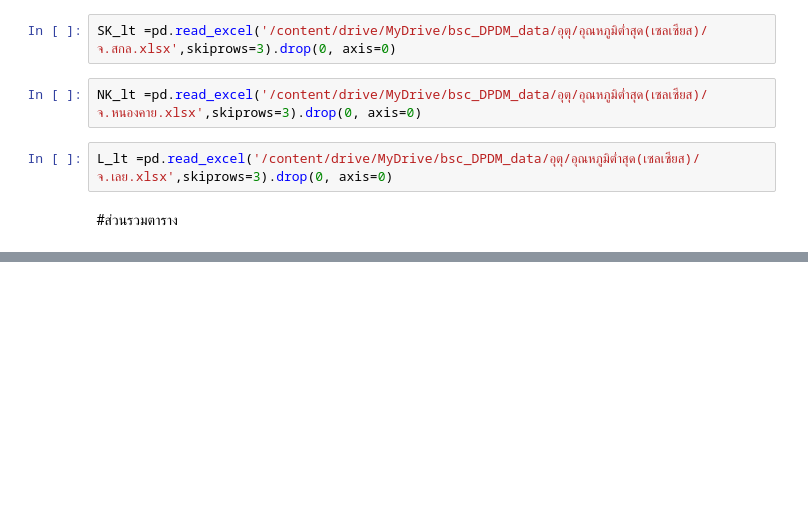
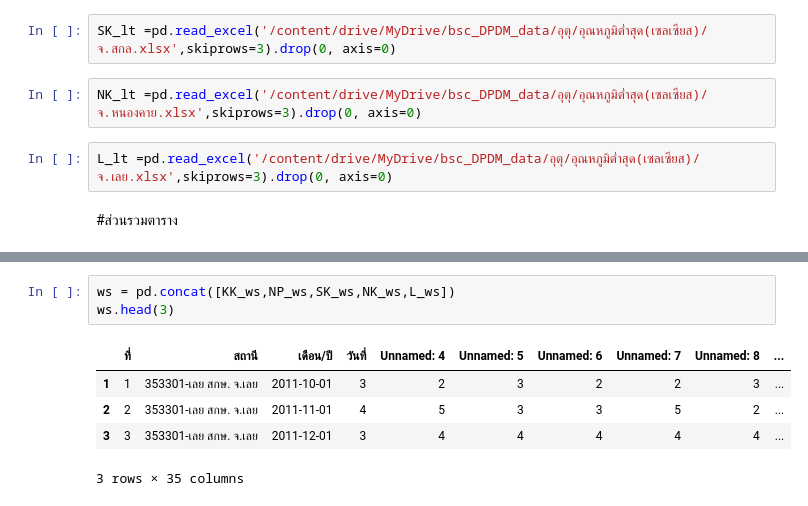
Before and after one commit to chutimaq/bsc_dpdm22, a Jupyter notebook: Group_Quiz.ipynb, the cells around one changed output, grey strips where cells are left out. Drawn from its saved outputs; the diff is of its cells as text; blank space fills up the shorter version.

```diff
--- a/Group_Quiz.ipynb
+++ b/Group_Quiz.ipynb
@@ -144,0 +143,9 @@ rh
+# %%
+ws = pd.concat([KK_ws,NP_ws,SK_ws,NK_ws,L_ws])
+ws.head(3)
+# %% [output]
+|  | ที่ | สถานี | เดือน/ปี | วันที่ | Unnamed: 4 | Unnamed: 5 | Unnamed: 6 | Unnamed: 7 | Unnamed: 8 | ... |
+| 1 | 1 | 353301-เลย สกษ. จ.เลย | 2011-10-01 | 3 | 2 | 3 | 2 | 2 | 3 | ... |
+| 2 | 2 | 353301-เลย สกษ. จ.เลย | 2011-11-01 | 4 | 5 | 3 | 3 | 5 | 2 | ... |
+| 3 | 3 | 353301-เลย สกษ. จ.เลย | 2011-12-01 | 3 | 4 | 4 | 4 | 4 | 4 | ... |
+3 rows × 35 columns
```
Also changed, not shown: parts of 9 cells of this notebook.
